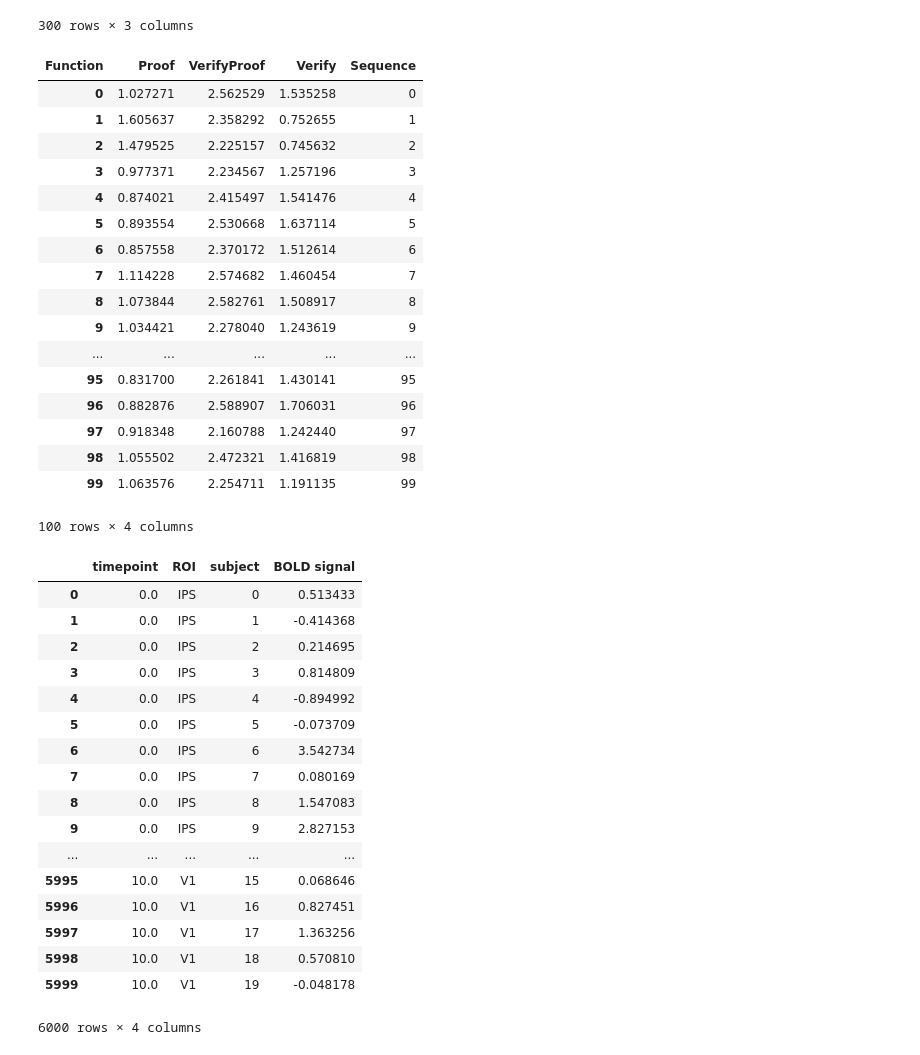
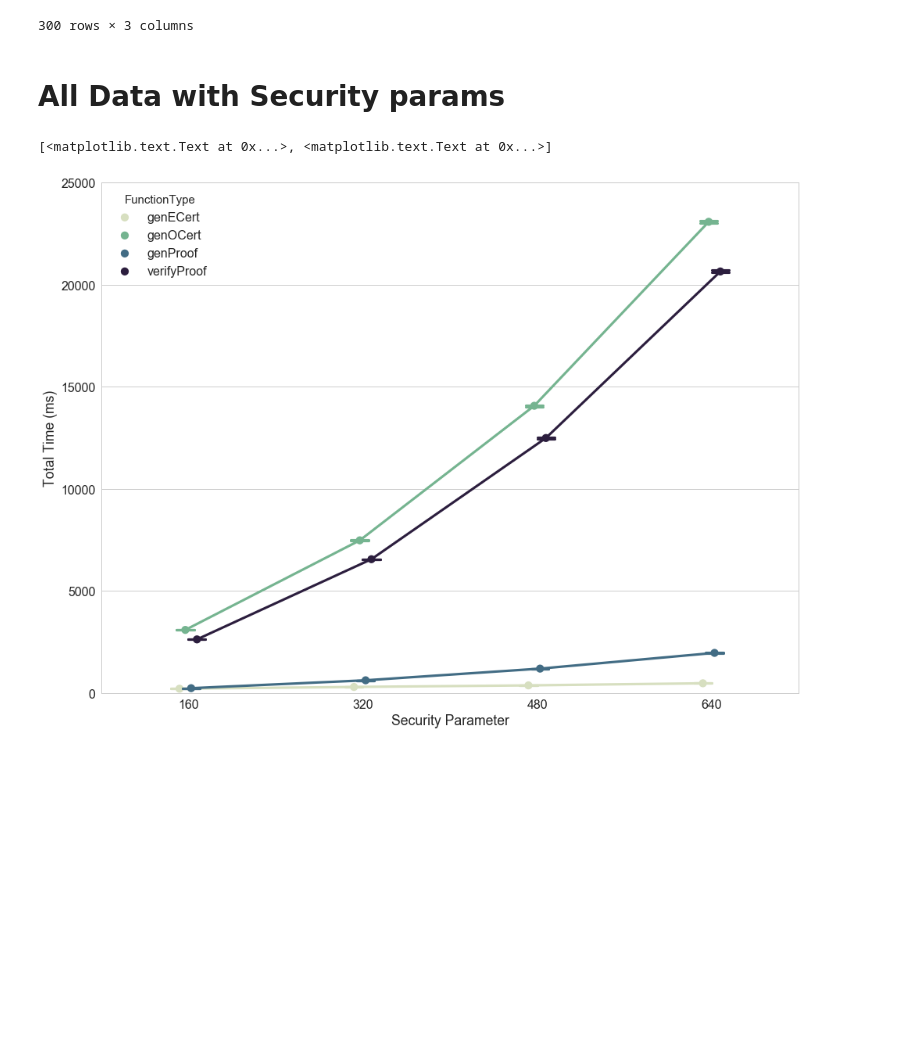
Before and after one commit to jjhartmann/Fabric-Hyperledger-OCERT-Project, a Jupyter notebook: benchmark-analysis-tool/ProofAnalysis.ipynb, the cells around one changed output. Saved outputs shown, nothing was run; the diff lists cells and outputs as text; code cells hidden in the pictures; blank space fills up the shorter version.

```diff
--- a/benchmark-analysis-tool/ProofAnalysis.ipynb
+++ b/benchmark-analysis-tool/ProofAnalysis.ipynb
@@ -38,0 +42,3 @@ sns.set()
+# %%
+datapath = r"/Volumes/Second_HD/GIT_DIR_2/Fabric-Hyperledger-OCERT-Project/data/"
+distalfile = r"/Volumes/Second_HD/GIT_DIR_2/Fabric-Hyperledger-OCERT-Project/data/distal_all.csv"
@@ -105,45 +158,22 @@ pd.melt(pivotdata, id_vars=["Sequence"])
 | 298 | 98 | Verify | 1.416819 |
 | 299 | 99 | Verify | 1.191135 |
 300 rows × 3 columns
-# %%
-pivotdata
-# %% [output]
-| Function | Proof | VerifyProof | Verify | Sequence |
-| 0 | 1.027271 | 2.562529 | 1.535258 | 0 |
-| 1 | 1.605637 | 2.358292 | 0.752655 | 1 |
-| 2 | 1.479525 | 2.225157 | 0.745632 | 2 |
-| 3 | 0.977371 | 2.234567 | 1.257196 | 3 |
-| 4 | 0.874021 | 2.415497 | 1.541476 | 4 |
-| 5 | 0.893554 | 2.530668 | 1.637114 | 5 |
-| 6 | 0.857558 | 2.370172 | 1.512614 | 6 |
-| 7 | 1.114228 | 2.574682 | 1.460454 | 7 |
-| 8 | 1.073844 | 2.582761 | 1.508917 | 8 |
-| 9 | 1.034421 | 2.278040 | 1.243619 | 9 |
-| ... | ... | ... | ... | ... |
-| 95 | 0.831700 | 2.261841 | 1.430141 | 95 |
-| 96 | 0.882876 | 2.588907 | 1.706031 | 96 |
-| 97 | 0.918348 | 2.160788 | 1.242440 | 97 |
-| 98 | 1.055502 | 2.472321 | 1.416819 | 98 |
-| 99 | 1.063576 | 2.254711 | 1.191135 | 99 |
-100 rows × 4 columns
-# %%
-sns.load_dataset("gammas")
-# %% [output]
-|  | timepoint | ROI | subject | BOLD signal |
-| 0 | 0.0 | IPS | 0 | 0.513433 |
-| 1 | 0.0 | IPS | 1 | -0.414368 |
-| 2 | 0.0 | IPS | 2 | 0.214695 |
-| 3 | 0.0 | IPS | 3 | 0.814809 |
-| 4 | 0.0 | IPS | 4 | -0.894992 |
-| 5 | 0.0 | IPS | 5 | -0.073709 |
-| 6 | 0.0 | IPS | 6 | 3.542734 |
-| 7 | 0.0 | IPS | 7 | 0.080169 |
-| 8 | 0.0 | IPS | 8 | 1.547083 |
-| 9 | 0.0 | IPS | 9 | 2.827153 |
-| ... | ... | ... | ... | ... |
-| 5995 | 10.0 | V1 | 15 | 0.068646 |
-| 5996 | 10.0 | V1 | 16 | 0.827451 |
-| 5997 | 10.0 | V1 | 17 | 1.363256 |
-| 5998 | 10.0 | V1 | 18 | 0.570810 |
-| 5999 | 10.0 | V1 | 19 | -0.048178 |
-6000 rows × 4 columns
+# %% [markdown]
+# All Data with Security params
+# %%
+alldata = pd.read_csv(distalfile, skipinitialspace=True)
+# alldata = alldata.reset_index()
+# %%
+plt.figure(figsize=(16, 12))
+sns.set(font_scale=1.6)
+sns.set_style("whitegrid")
+ax = sns.pointplot(x="SecurityParam", y="TotalTime", hue="FunctionType",
+                   palette=sns.cubehelix_palette(4, start=0.5, rot=-.75),
+                   data=alldata, dodge=True, estimator=np.median, capsize=.1)
+ax.set_ylim(0, 25000)
+ax.set(xlabel='Security Parameter', ylabel='Total Time (ms)')
+# plt.setp(ax.get_legend().get_texts(), fontsize='15')
+# plt.setp(ax.get_legend(), fontsize='22')
+# %% [output]
+[<matplotlib.text.Text at 0x...>, <matplotlib.text.Text at 0x...>]
+[figure, added]
```
Also changed, not shown: parts of 11 cells of this notebook, 3 other files.
